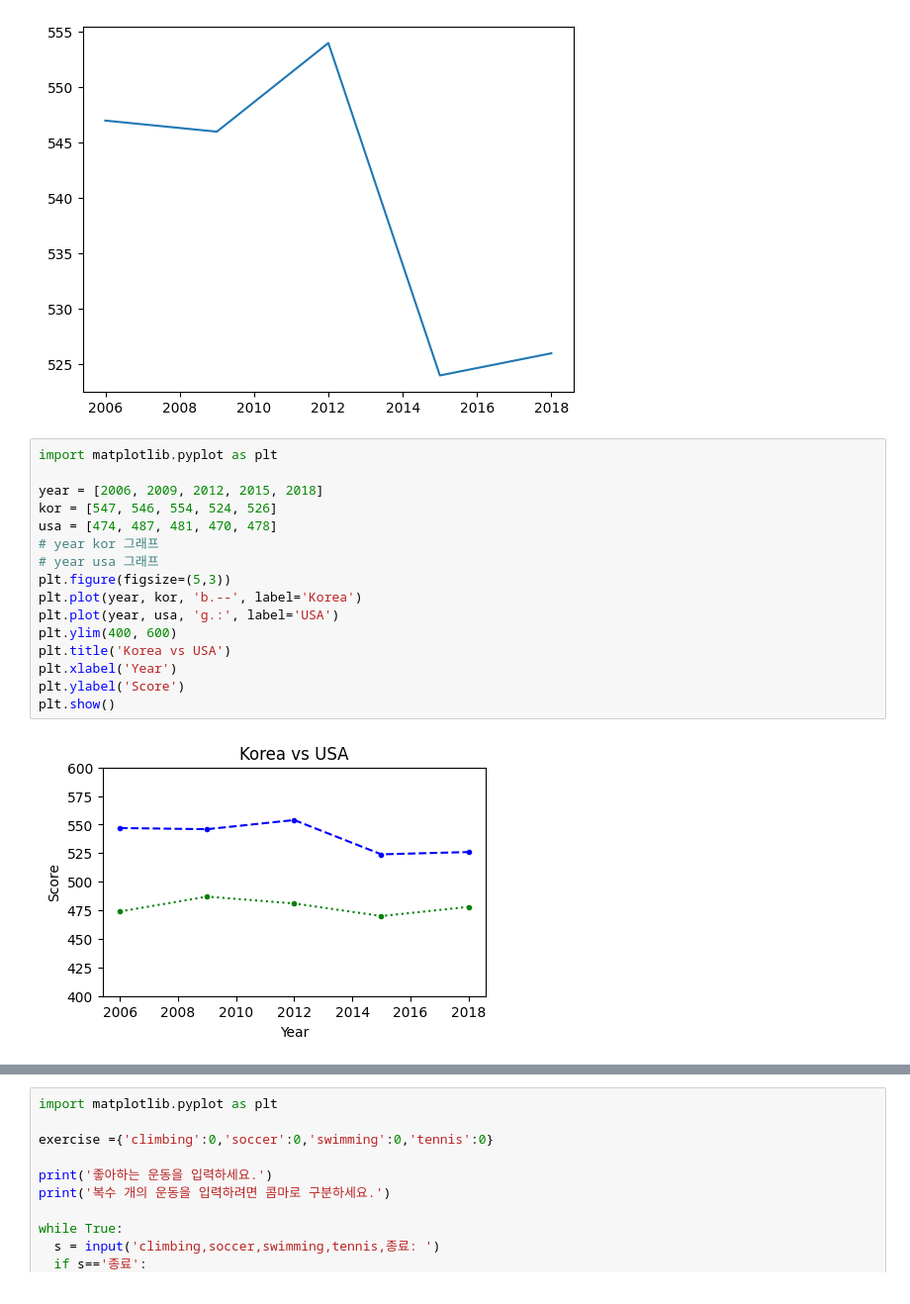
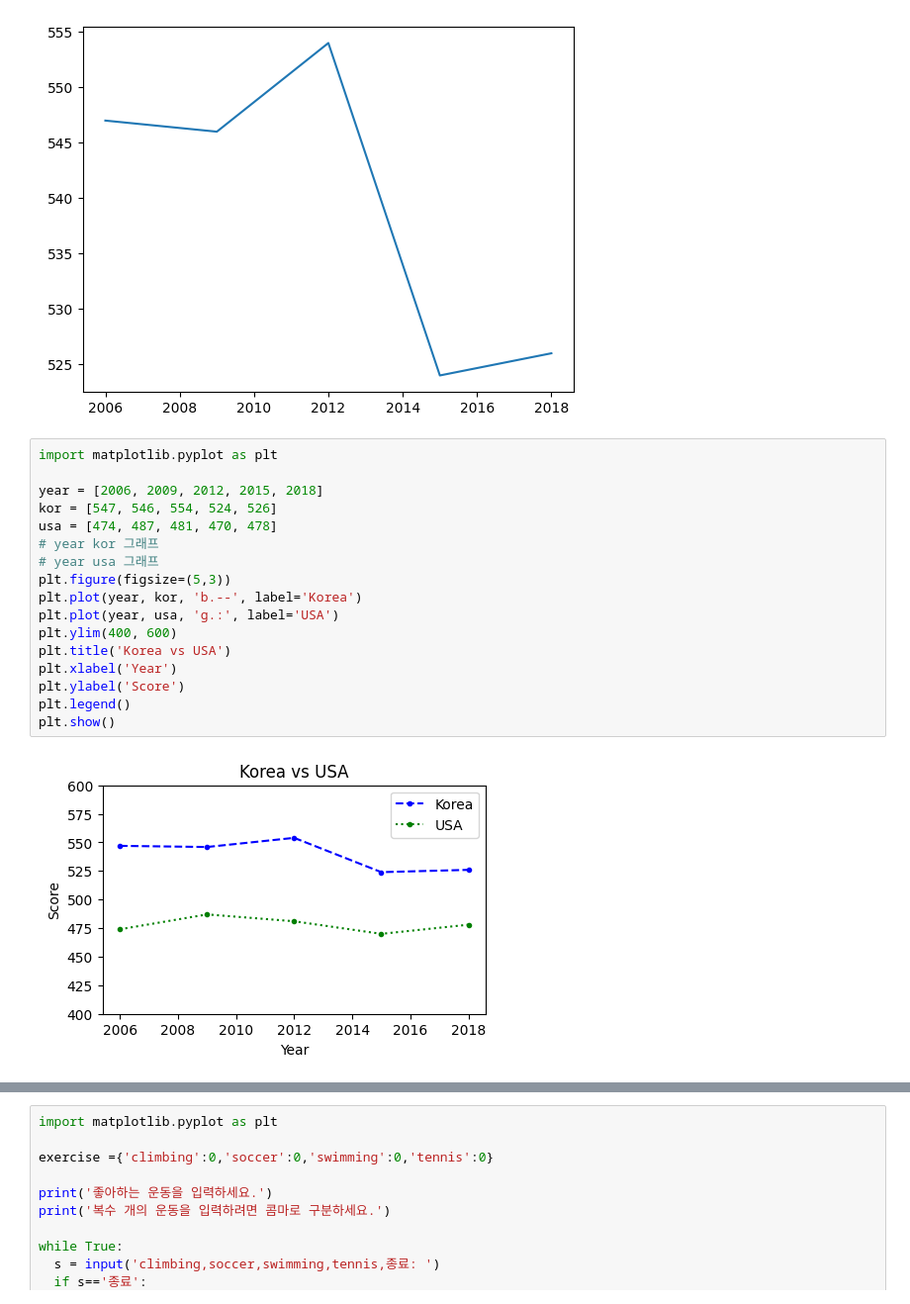
Before and after one commit to baegopa-bab/AIpython, a Jupyter notebook: 250502.ipynb, the cells around one changed output, grey strips where cells are left out. Shown at 99% size. Cells and saved outputs as stored; diff of their text form.

```diff
--- a/250502.ipynb
+++ b/250502.ipynb
@@ -147,21 +147,22 @@ plt.show()
 # %%
 import matplotlib.pyplot as plt
 
 year = [2006, 2009, 2012, 2015, 2018]
 kor = [547, 546, 554, 524, 526]
 usa = [474, 487, 481, 470, 478]
 # year kor 그래프
 # year usa 그래프
 plt.figure(figsize=(5,3))
 plt.plot(year, kor, 'b.--', label='Korea')
 plt.plot(year, usa, 'g.:', label='USA')
 plt.ylim(400, 600)
 plt.title('Korea vs USA')
 plt.xlabel('Year')
 plt.ylabel('Score')
+plt.legend()
 plt.show()
 # %% [output]
-[figure, old version]
+[figure, new version]
 # %%
 import matplotlib.pyplot as plt
 
```
Also changed, not shown: parts of 7 cells of this notebook.
